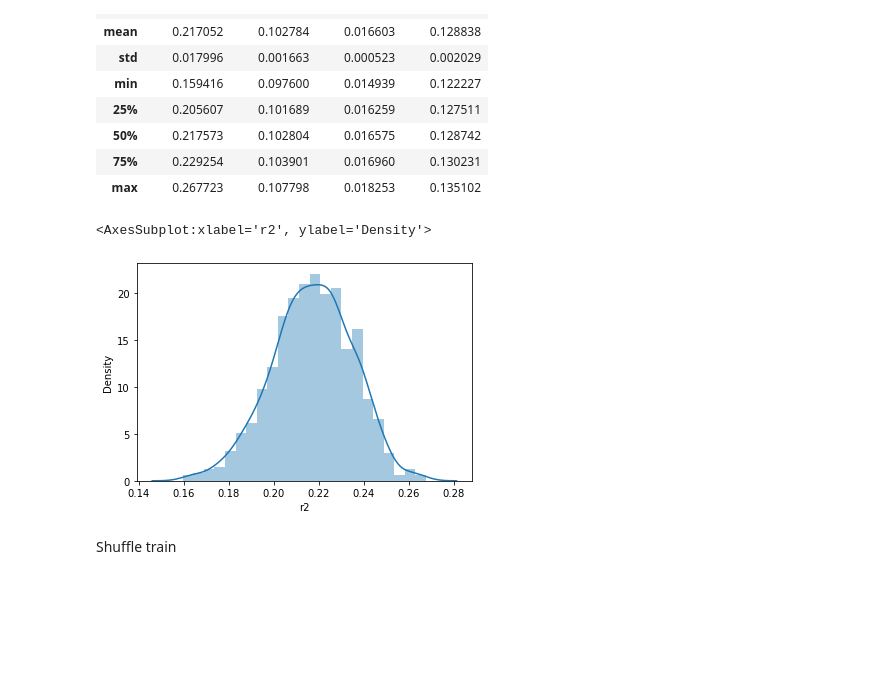
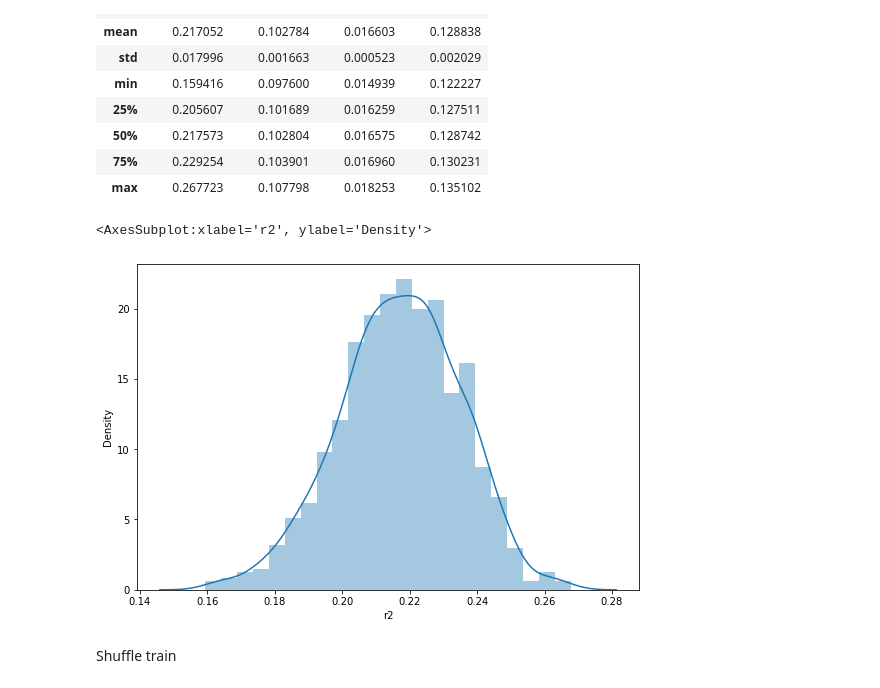
Before and after one commit to germanbarchi/OCEAN, a Jupyter notebook: bootstrapping/bootstrapping_results.ipynb, the cells around one changed output. Cells and saved outputs as stored; diff of their text form; code cells hidden in the pictures; blank space fills up the shorter version.

```diff
--- a/bootstrapping/bootstrapping_results.ipynb
+++ b/bootstrapping/bootstrapping_results.ipynb
@@ -21,10 +22,11 @@ df[['r2','MAE','MSE','RMSE']].describe()
 | 75% | 0.229254 | 0.103901 | 0.016960 | 0.130231 |
 | max | 0.267723 | 0.107798 | 0.018253 | 0.135102 |
 # %%
+plt.figure(figsize=(9, 6))
 sns.distplot(df['r2'])
 # %% [output]
 <AxesSubplot:xlabel='r2', ylabel='Density'>
-[figure, old version]
+[figure, new version]
 # %% [markdown]
 Shuffle train
 # %%
```
Also changed, not shown: parts of 5 cells of this notebook.
